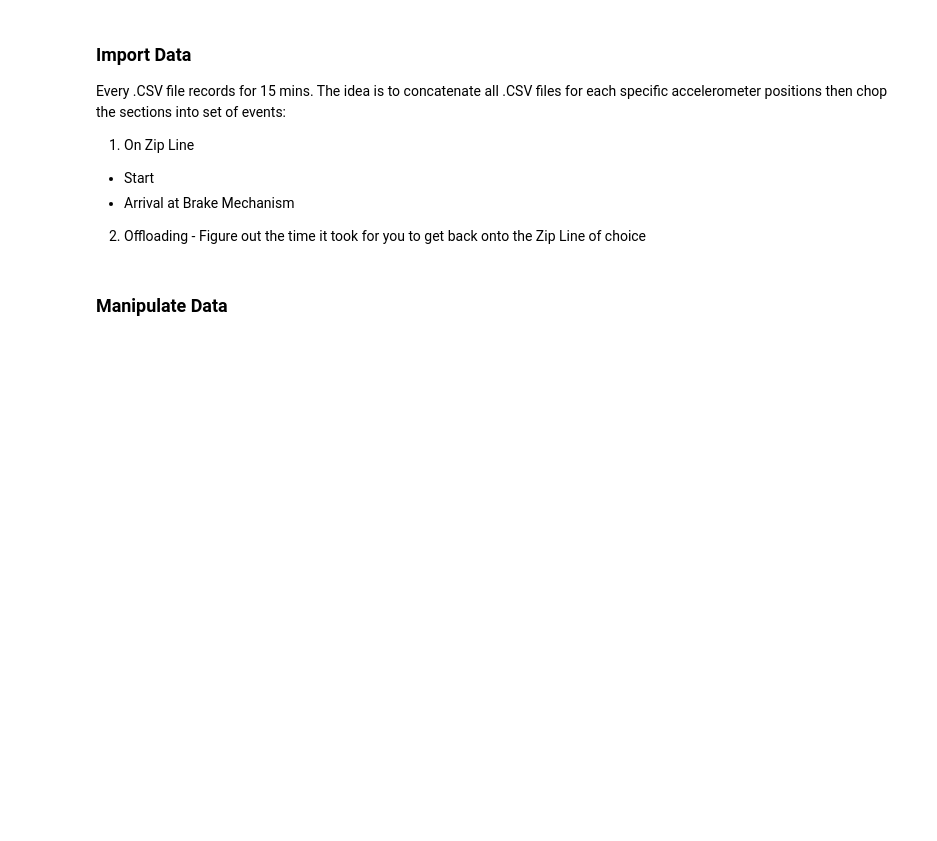
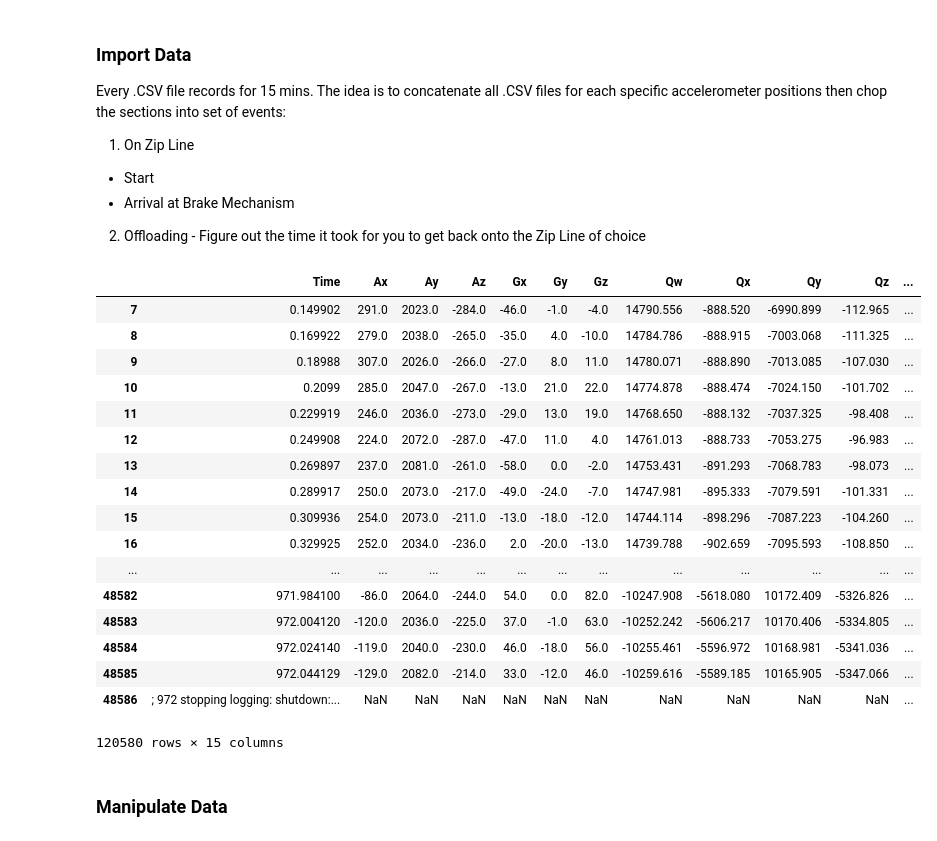
Before and after one commit to shellyginelle/zipline-acceleration-analysis, a Jupyter notebook: MRP - Post Processing Zip line Data.ipynb, the cells around one changed output. Saved outputs shown, nothing was run; the diff lists cells and outputs as text; code cells hidden in the pictures; blank space fills up the shorter version.

```diff
--- a/MRP - Post Processing Zip line Data.ipynb
+++ b/MRP - Post Processing Zip line Data.ipynb
@@ -133,33 +133,57 @@ heart_results = pd.DataFrame([], columns=colnames_HAM_IMU)
 
 for counter, file in enumerate(files):
     heart_df = pd.read_csv(file, skiprows=[0,1,2,3,4,5,6,7], sep=',', names=colnames_HAM_IMU, engine='python')
     #Append the results into one dataframe
     heart_results = heart_results.append(heart_df)
 
 #Save the results into a separate combined .csv
 heart_results.to_csv('/Users/shellyginelle/Data/4 - Heart/COMBINED_HEART_DATA.csv')
 
 #Read combined data, rename columns and print data
 heart_raw_df = pd.read_csv("/Users/shellyginelle/Data/4 - Heart/COMBINED_HEART_DATA.csv",
                  skiprows=[0,1,2,3,4,5,6,7], sep=',', names=colnames_HAM_IMU, header=None, engine='python')
 
 '''
 5. Read all COM Harness data files
 '''
 com_raw_dir = os.chdir("/Users/shellyginelle/Data/5 - COM Harness/")
 com_results = pd.DataFrame([], columns=colnames_HAM_IMU)
 
 for counter, file in enumerate(files):
     com_df = pd.read_csv(file, skiprows=[0,1,2,3,4,5,6,7], sep=',', names=colnames_HAM_IMU, engine='python')
     #Append the results into one dataframe
     com_results = com_results.append(com_df)
 
 #Save the results into a separate combined .csv
 com_results.to_csv('/Users/shellyginelle/Data/5 - COM Harness/COMBINED_COM_DATA.csv')
 
 #Read combined data, rename columns and print data
 com_raw_df = pd.read_csv("/Users/shellyginelle/Data/5 - COM Harness/COMBINED_COM_DATA.csv",
                  skiprows=[0,1,2,3,4,5,6,7], sep=',', names=colnames_HAM_IMU, header=None, engine='python')
+
+
+#For debugging purposes - Checkpoint
+#Print last dataframe to show code has completed
+com_raw_df
+# %% [output]
+|  | Time | Ax | Ay | Az | Gx | Gy | Gz | Qw | Qx | Qy | Qz | ... |
+| 7 | 0.149902 | 291.0 | 2023.0 | -284.0 | -46.0 | -1.0 | -4.0 | 14790.556 | -888.520 | -6990.899 | -112.965 | ... |
+| 8 | 0.169922 | 279.0 | 2038.0 | -265.0 | -35.0 | 4.0 | -10.0 | 14784.786 | -888.915 | -7003.068 | -111.325 | ... |
+| 9 | 0.18988 | 307.0 | 2026.0 | -266.0 | -27.0 | 8.0 | 11.0 | 14780.071 | -888.890 | -7013.085 | -107.030 | ... |
+| 10 | 0.2099 | 285.0 | 2047.0 | -267.0 | -13.0 | 21.0 | 22.0 | 14774.878 | -888.474 | -7024.150 | -101.702 | ... |
+| 11 | 0.229919 | 246.0 | 2036.0 | -273.0 | -29.0 | 13.0 | 19.0 | 14768.650 | -888.132 | -7037.325 | -98.408 | ... |
+| 12 | 0.249908 | 224.0 | 2072.0 | -287.0 | -47.0 | 11.0 | 4.0 | 14761.013 | -888.733 | -7053.275 | -96.983 | ... |
+| 13 | 0.269897 | 237.0 | 2081.0 | -261.0 | -58.0 | 0.0 | -2.0 | 14753.431 | -891.293 | -7068.783 | -98.073 | ... |
+| 14 | 0.289917 | 250.0 | 2073.0 | -217.0 | -49.0 | -24.0 | -7.0 | 14747.981 | -895.333 | -7079.591 | -101.331 | ... |
+| 15 | 0.309936 | 254.0 | 2073.0 | -211.0 | -13.0 | -18.0 | -12.0 | 14744.114 | -898.296 | -7087.223 | -104.260 | ... |
+| 16 | 0.329925 | 252.0 | 2034.0 | -236.0 | 2.0 | -20.0 | -13.0 | 14739.788 | -902.659 | -7095.593 | -108.850 | ... |
+| ... | ... | ... | ... | ... | ... | ... | ... | ... | ... | ... | ... | ... |
+| 48582 | 971.984100 | -86.0 | 2064.0 | -244.0 | 54.0 | 0.0 | 82.0 | -10247.908 | -5618.080 | 10172.409 | -5326.826 | ... |
+| 48583 | 972.004120 | -120.0 | 2036.0 | -225.0 | 37.0 | -1.0 | 63.0 | -10252.242 | -5606.217 | 10170.406 | -5334.805 | ... |
+| 48584 | 972.024140 | -119.0 | 2040.0 | -230.0 | 46.0 | -18.0 | 56.0 | -10255.461 | -5596.972 | 10168.981 | -5341.036 | ... |
+| 48585 | 972.044129 | -129.0 | 2082.0 | -214.0 | 33.0 | -12.0 | 46.0 | -10259.616 | -5589.185 | 10165.905 | -5347.066 | ... |
+| 48586 | ; 972 stopping logging: shutdown:... | NaN | NaN | NaN | NaN | NaN | NaN | NaN | NaN | NaN | NaN | ... |
+120580 rows × 15 columns
 # %% [markdown]
 ### Manipulate Data
 # %%
```
Also changed, not shown: parts of 11 cells of this notebook, 3 other files.
